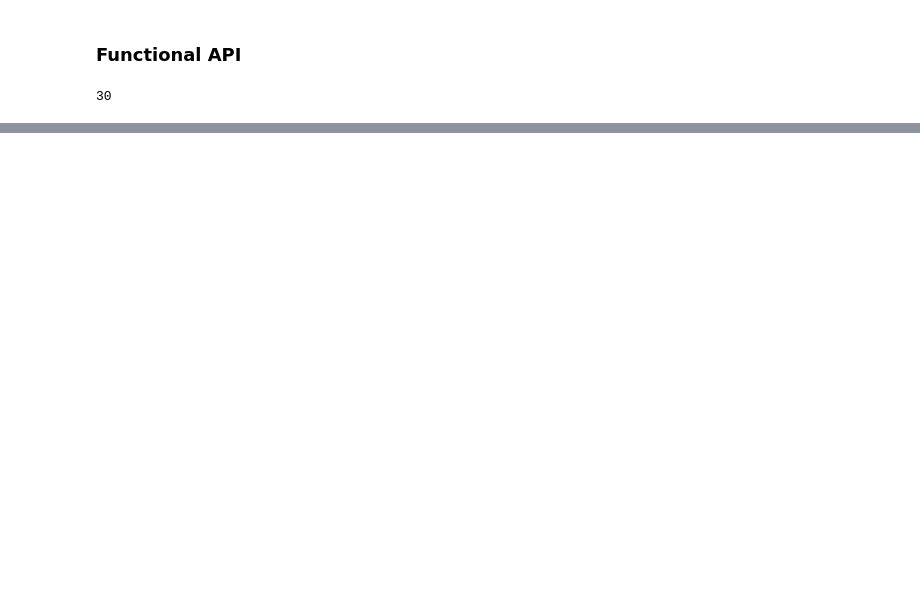
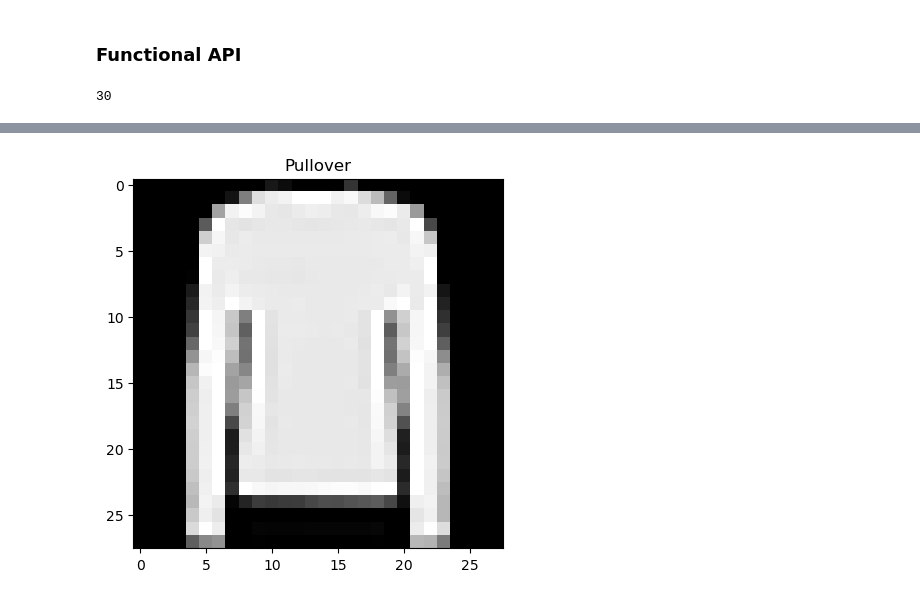
Before and after one commit to songseogyeong/study-deep_learning, a Jupyter notebook: c_tensorflow/b_keras.ipynb, the cells around one changed output, grey strips where cells are left out. Saved outputs shown, nothing was run; the diff lists cells and outputs as text; code cells hidden in the pictures; blank space fills up the shorter version.

```diff
--- a/c_tensorflow/b_keras.ipynb
+++ b/c_tensorflow/b_keras.ipynb
@@ -335,0 +564,13 @@ def show_history(history):
+# %%
+import matplotlib.pyplot as plt
+
+# 클래스 이름 지정
+class_names = ['T-shirt/top', 'Trouser', 'Pullover', 'Dress', 'Coat','Sandal', 'Shirt', 'Sneaker', 'Bag', 'Ankle boot']
+
+# 이미치 출력
+plt.imshow(test_images[8500], cmap='gray')
+# 이미지의 예측된 이름 출력
+plt.title(class_names[pred_prob.flatten().argsort()[::-1][0]])
+plt.show()
+# %% [output]
+[figure, added]
```
Also changed, not shown: parts of 33 cells of this notebook, 7 other files.
